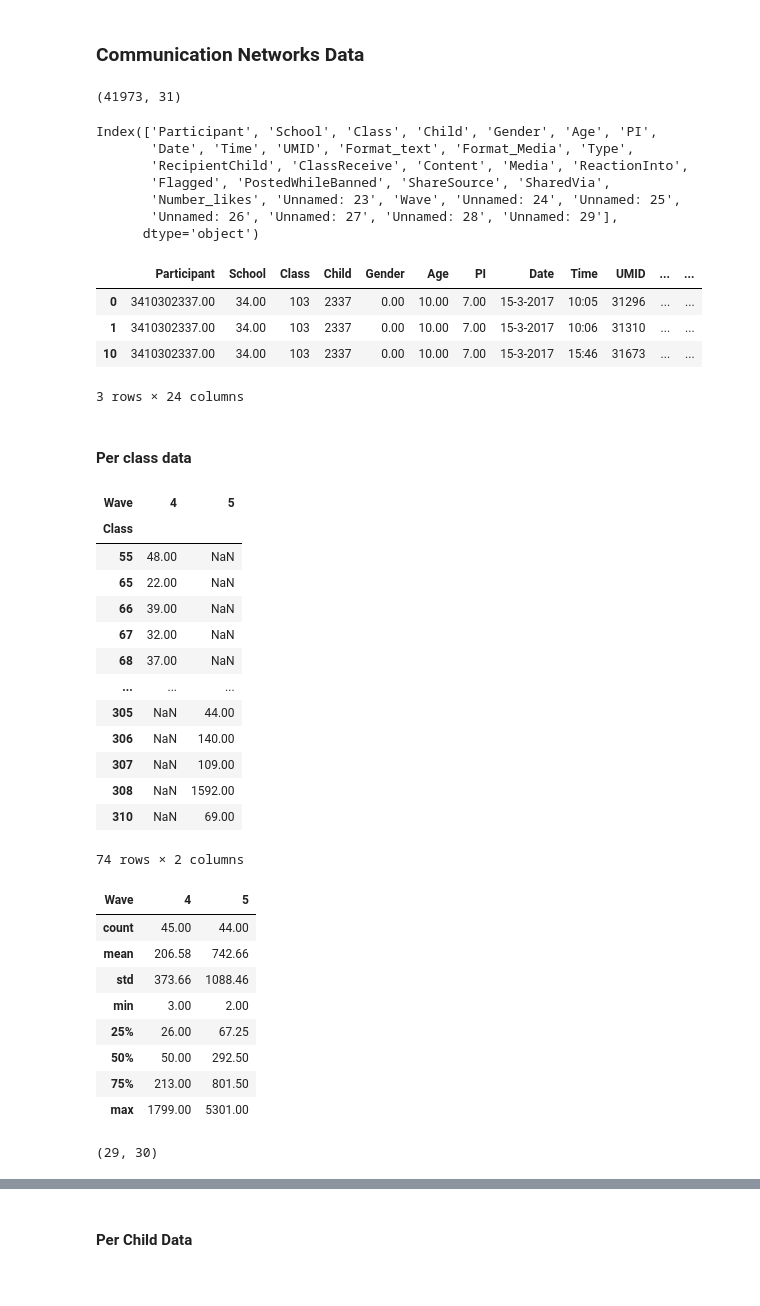
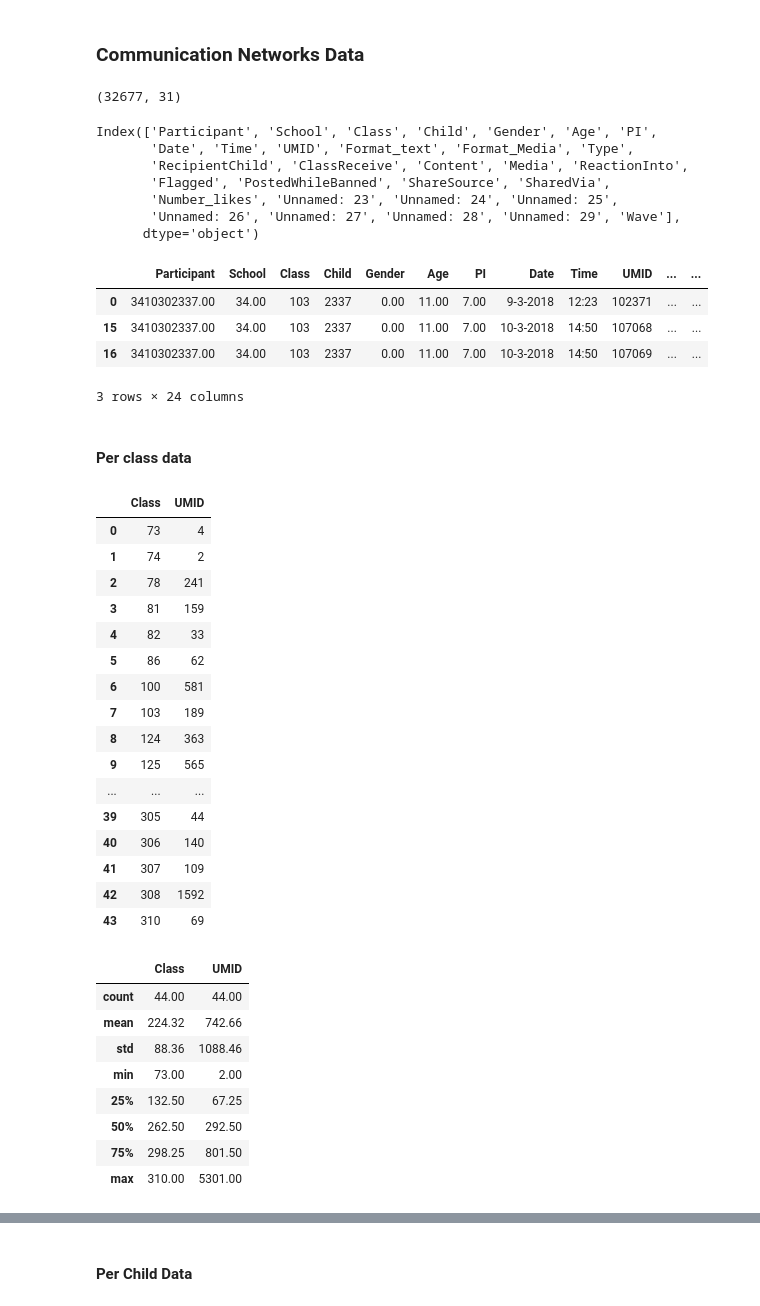
Before and after one commit to MovezNetwork/ABM-PA, a Jupyter notebook: notebooks/ICA_Analysis.ipynb, the cells around one changed output, grey strips where cells are left out. Cells and saved outputs as stored; diff of their text form; code cells hidden in the pictures.

```diff
--- a/notebooks/ICA_Analysis.ipynb
+++ b/notebooks/ICA_Analysis.ipynb
@@ -96,13 +83,9 @@ class_waves_pal[~class_waves_pal.isnull().any(axis=1)]
 # %% [markdown]
 ### Communication Networks Data
 # %%
-df_comm1 = pd.read_csv('../data/Buzz_W4_primary-schools.csv', sep=';', header=0)
-df_comm1 = df_comm1.append(pd.read_csv('../data/Buzz_W4_secondary-schools.csv', sep=';', header=0))
-df_comm1['Wave'] = 4
-df_comm2 = pd.read_csv('../data/Buzz_W5_primary-schools.csv', sep=';', header=0)
-df_comm2 = df_comm2.append(pd.read_csv('../data/Buzz_W5_secondary-schools.csv', sep=';', header=0))
-df_comm2['Wave'] = 5
-df_comm = df_comm1.append(df_comm2)
+df_comm = pd.read_csv('../data/Buzz_W5_primary-schools.csv', sep=';', header=0)
+df_comm = df_comm.append(pd.read_csv('../data/Buzz_W5_secondary-schools.csv', sep=';', header=0))
+df_comm['Wave'] = 5
 # only the inividually sent messages
 df_comm = df_comm[df_comm.Type=="my"]
 df_comm = df_comm.astype({'Child': 'int32'})
@@ -110,7 +93,7 @@ df_comm = df_comm.astype({'Class': 'int32'})
 df_comm = df_comm.astype({'Participant': 'float64'})
 df_comm.shape
 # %% [output]
-(41973, 31)
+(32677, 31)
 # %%
 df_comm.columns
 # %% [output]
@@ -118,52 +101,50 @@ Index(['Participant', 'School', 'Class', 'Child', 'Gender', 'Age', 'PI',
        'Date', 'Time', 'UMID', 'Format_text', 'Format_Media', 'Type',
        'RecipientChild', 'ClassReceive', 'Content', 'Media', 'ReactionInto',
        'Flagged', 'PostedWhileBanned', 'ShareSource', 'SharedVia',
-       'Number_likes', 'Unnamed: 23', 'Wave', 'Unnamed: 24', 'Unnamed: 25',
-       'Unnamed: 26', 'Unnamed: 27', 'Unnamed: 28', 'Unnamed: 29'],
+       'Number_likes', 'Unnamed: 23', 'Unnamed: 24', 'Unnamed: 25',
+       'Unnamed: 26', 'Unnamed: 27', 'Unnamed: 28', 'Unnamed: 29', 'Wave'],
       dtype='object')
 # %%
 df_comm = df_comm.drop([ 'Unnamed: 23', 'Unnamed: 24', 'Unnamed: 25','Unnamed: 26', 'Unnamed: 27', 'Unnamed: 28', 'Unnamed: 29'], axis = 1)
 df_comm.head(3)
 # %% [output]
 |  | Participant | School | Class | Child | Gender | Age | PI | Date | Time | UMID | ... | ... |
-| 0 | 3410302337.00 | 34.00 | 103 | 2337 | 0.00 | 10.00 | 7.00 | 15-3-2017 | 10:05 | 31296 | ... | ... |
-| 1 | 3410302337.00 | 34.00 | 103 | 2337 | 0.00 | 10.00 | 7.00 | 15-3-2017 | 10:06 | 31310 | ... | ... |
-| 10 | 3410302337.00 | 34.00 | 103 | 2337 | 0.00 | 10.00 | 7.00 | 15-3-2017 | 15:46 | 31673 | ... | ... |
+| 0 | 3410302337.00 | 34.00 | 103 | 2337 | 0.00 | 11.00 | 7.00 | 9-3-2018 | 12:23 | 102371 | ... | ... |
+| 15 | 3410302337.00 | 34.00 | 103 | 2337 | 0.00 | 11.00 | 7.00 | 10-3-2018 | 14:50 | 107068 | ... | ... |
+| 16 | 3410302337.00 | 34.00 | 103 | 2337 | 0.00 | 11.00 | 7.00 | 10-3-2018 | 14:50 | 107069 | ... | ... |
 3 rows × 24 columns
 # %% [markdown]
 #### Per class data
 # %%
-class_waves_messages = df_comm.groupby(['Class','Wave'])['UMID'].count().reset_index()
-class_waves_messages = class_waves_messages.pivot(index='Class', columns='Wave')['UMID']
+class_waves_messages = df_comm.groupby(['Class'])['UMID'].count().reset_index()
 class_waves_messages
 # %% [output]
-| Wave | 4 | 5 |
-| Class |  |  |
-| 55 | 48.00 | NaN |
-| 65 | 22.00 | NaN |
-| 66 | 39.00 | NaN |
-| 67 | 32.00 | NaN |
-| 68 | 37.00 | NaN |
+|  | Class | UMID |
+| 0 | 73 | 4 |
+| 1 | 74 | 2 |
+| 2 | 78 | 241 |
+| 3 | 81 | 159 |
+| 4 | 82 | 33 |
+| 5 | 86 | 62 |
+| 6 | 100 | 581 |
+| 7 | 103 | 189 |
+| 8 | 124 | 363 |
+| 9 | 125 | 565 |
 | ... | ... | ... |
-| 305 | NaN | 44.00 |
-| 306 | NaN | 140.00 |
-| 307 | NaN | 109.00 |
-| 308 | NaN | 1592.00 |
-| 310 | NaN | 69.00 |
+| 39 | 305 | 44 |
+| 40 | 306 | 140 |
+| 41 | 307 | 109 |
+| 42 | 308 | 1592 |
+| 43 | 310 | 69 |
-74 rows × 2 columns
 # %%
 class_waves_messages.describe()
 # %% [output]
-| Wave | 4 | 5 |
-| count | 45.00 | 44.00 |
-| mean | 206.58 | 742.66 |
-| std | 373.66 | 1088.46 |
-| min | 3.00 | 2.00 |
-| 25% | 26.00 | 67.25 |
-| 50% | 50.00 | 292.50 |
-| 75% | 213.00 | 801.50 |
-| max | 1799.00 | 5301.00 |
+|  | Class | UMID |
+| count | 44.00 | 44.00 |
+| mean | 224.32 | 742.66 |
+| std | 88.36 | 1088.46 |
+| min | 73.00 | 2.00 |
+| 25% | 132.50 | 67.25 |
+| 50% | 262.50 | 292.50 |
+| 75% | 298.25 | 801.50 |
+| max | 310.00 | 5301.00 |
-# %%
-class_waves_messages[4].isna().sum(),class_waves_messages[5].isna().sum()
-# %% [output]
-(29, 30)
```
Also changed, not shown: parts of 16 cells of this notebook, 2 other files.
